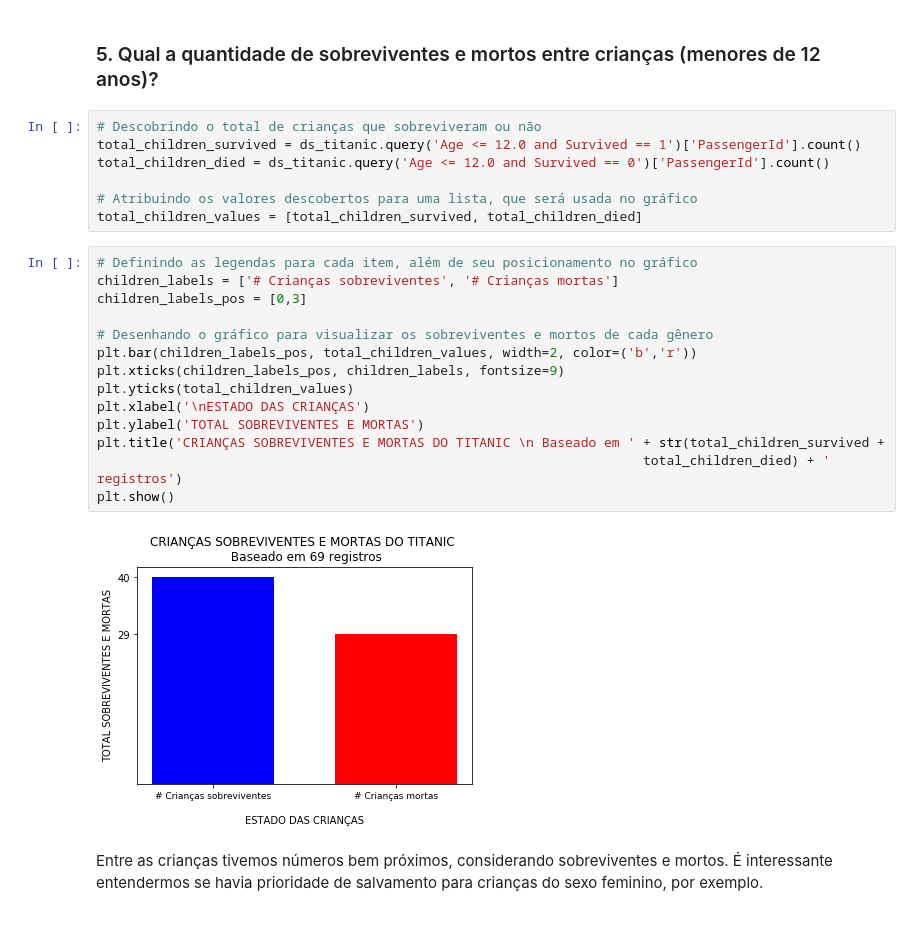
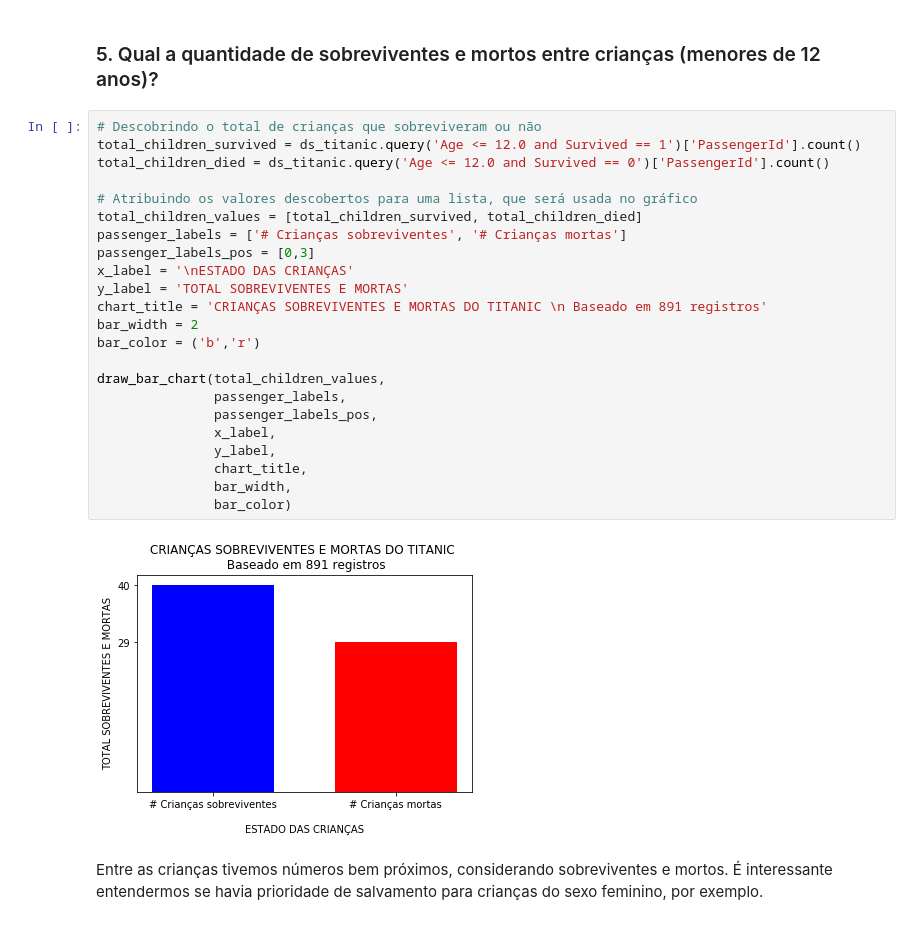
Before and after one commit to Anderson-hrz/ds1-udacity-projeto-02, a Jupyter notebook: projeto-02-analise-titanic.ipynb, the cells around one changed output. Drawn from its saved outputs; the diff is of its cells as text.

```diff
--- a/projeto-02-analise-titanic.ipynb
+++ b/projeto-02-analise-titanic.ipynb
@@ -248,26 +267,28 @@ Não tivemos muita diferença na média de idade entre mortos e sobreviventes. F
 # %%
 # Descobrindo o total de crianças que sobreviveram ou não
 total_children_survived = ds_titanic.query('Age <= 12.0 and Survived == 1')['PassengerId'].count()
 total_children_died = ds_titanic.query('Age <= 12.0 and Survived == 0')['PassengerId'].count()
 
 # Atribuindo os valores descobertos para uma lista, que será usada no gráfico
 total_children_values = [total_children_survived, total_children_died]
+passenger_labels = ['# Crianças sobreviventes', '# Crianças mortas']
+passenger_labels_pos = [0,3]
+x_label = '\nESTADO DAS CRIANÇAS'
+y_label = 'TOTAL SOBREVIVENTES E MORTAS'
+chart_title = 'CRIANÇAS SOBREVIVENTES E MORTAS DO TITANIC \n Baseado em 891 registros'
+bar_width = 2
+bar_color = ('b','r')
+
+draw_bar_chart(total_children_values,
+               passenger_labels,
+               passenger_labels_pos,
+               x_label,
+               y_label,
+               chart_title,
+               bar_width,
+               bar_color)
+# %% [output]
+[figure, added]
-# %%
-# Definindo as legendas para cada item, além de seu posicionamento no gráfico
-children_labels = ['# Crianças sobreviventes', '# Crianças mortas']
-children_labels_pos = [0,3]
-
-# Desenhando o gráfico para visualizar os sobreviventes e mortos de cada gênero
-plt.bar(children_labels_pos, total_children_values, width=2, color=('b','r'))
-plt.xticks(children_labels_pos, children_labels, fontsize=9)
-plt.yticks(total_children_values)
-plt.xlabel('\nESTADO DAS CRIANÇAS')
-plt.ylabel('TOTAL SOBREVIVENTES E MORTAS')
-plt.title('CRIANÇAS SOBREVIVENTES E MORTAS DO TITANIC \n Baseado em ' + str(total_children_survived +
-                                                                      total_children_died) + ' registros')
-plt.show()
-# %% [output]
-[figure, removed]
 # %% [markdown]
 Entre as crianças tivemos números bem próximos, considerando sobreviventes e mortos. É interessante entendermos se havia prioridade de salvamento para crianças do sexo feminino, por exemplo.
 # %% [markdown]
```
Also changed, not shown: parts of 13 cells of this notebook.
